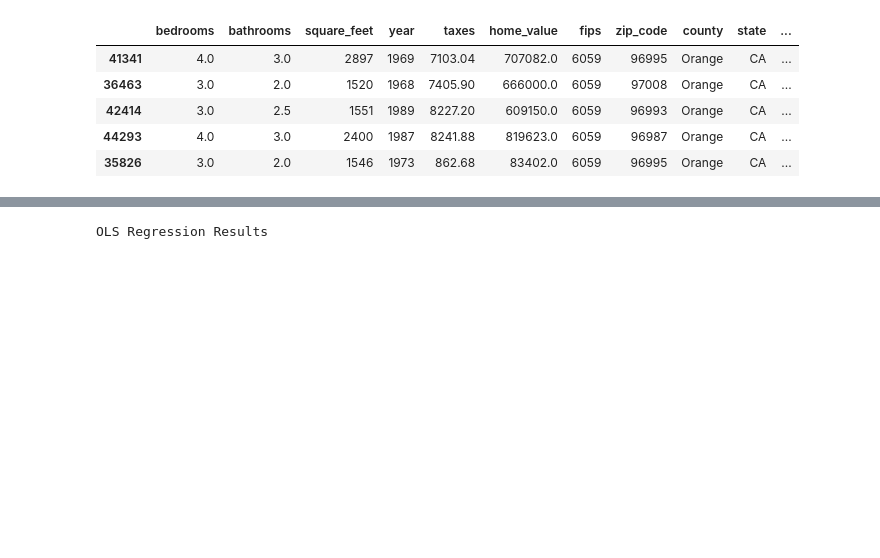
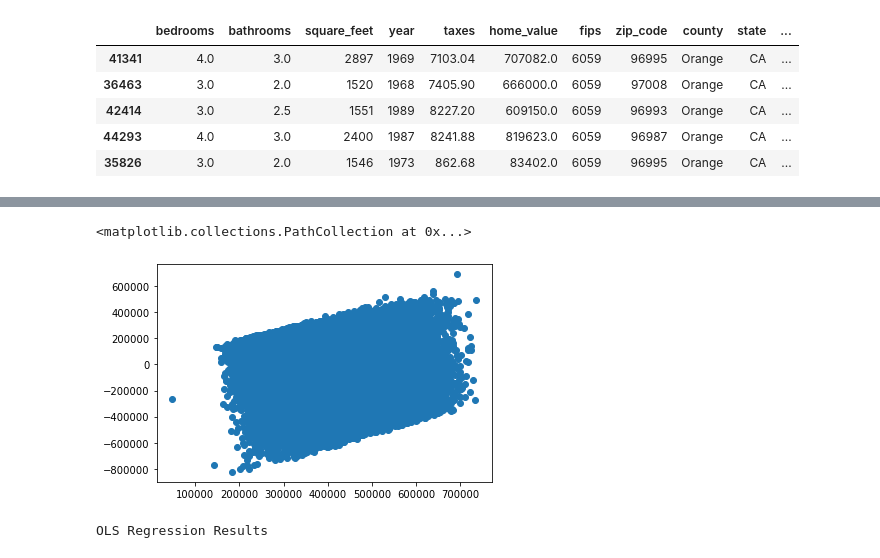
Before and after one commit to Jared-Godar/regression-project, a Jupyter notebook: zillo-project.ipynb, the cells around one changed output, grey strips where cells are left out. Cells and saved outputs as stored; diff of their text form; code cells hidden in the pictures; blank space fills up the shorter version.

```diff
--- a/zillo-project.ipynb
+++ b/zillo-project.ipynb
@@ -1587,3 +1688,10 @@ Current model RMSE improvement from last model: -0.01%
+# %%
+# Look at Predictions vs Residuals
+
+plt.scatter(ols_eval.ols_yhat, ols_eval.ols2_residuals)
+# %% [output]
+<matplotlib.collections.PathCollection at 0x...>
+[figure, added]
 # %%
 ols2_model.summary()
 # %% [output]
```
Also changed, not shown: parts of 37 cells of this notebook.
